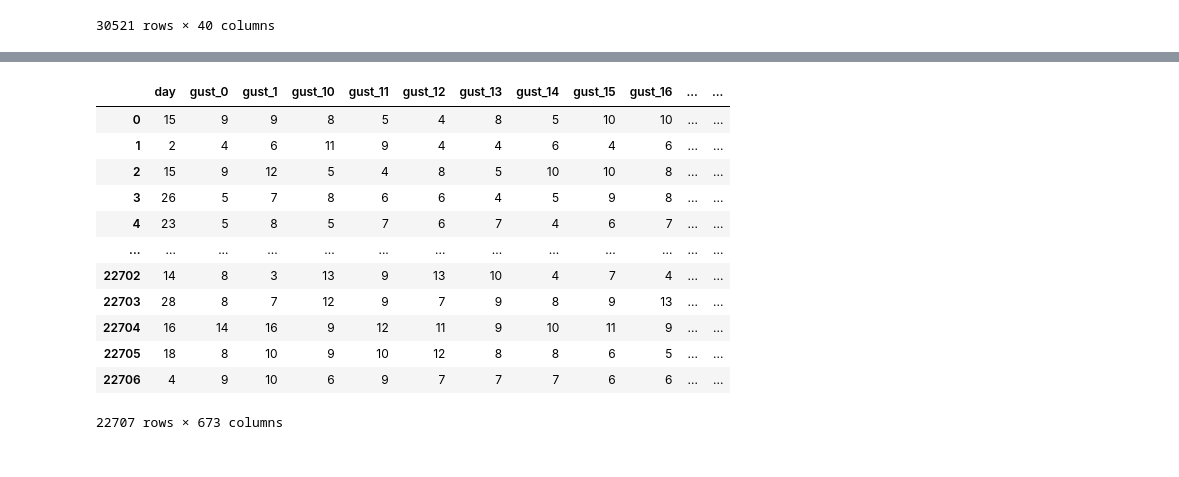
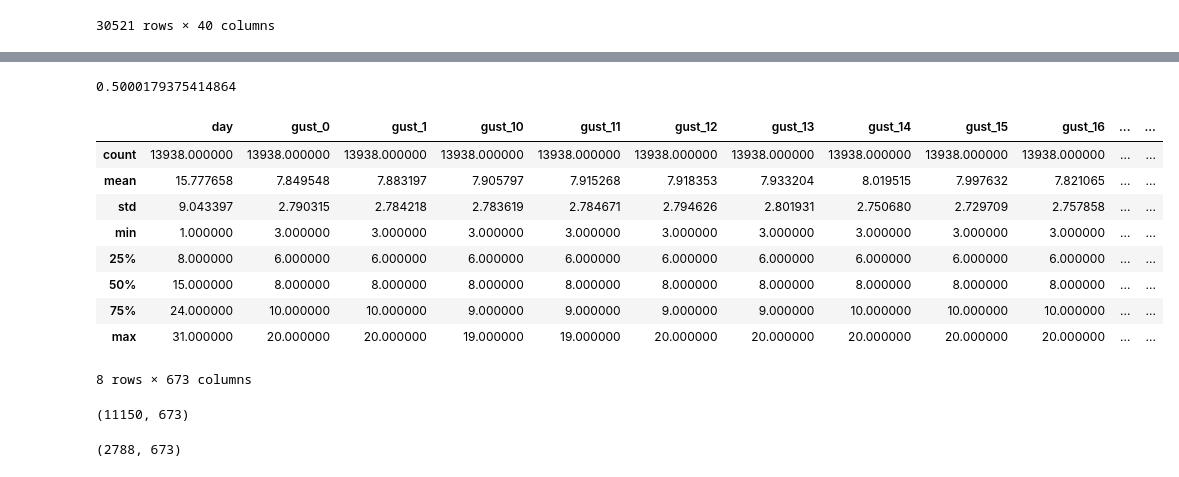
Before and after one commit to tam2511/Fishow-Backend, a Jupyter notebook: spider/utils/day_generator.ipynb, the cells around one changed output, grey strips where cells are left out. Cells and saved outputs as stored; diff of their text form; code cells hidden in the pictures.

Commit message:
train + marking

```diff
--- a/spider/utils/day_generator.ipynb
+++ b/spider/utils/day_generator.ipynb
@@ -314,35 +314,14 @@ def gen_forecast(forecast, time, fish):
         if time in [21, 0, 3]:
             return 1 * forecast
         else:
-            if forecast:
-                if randint(1, 10) <= 5:
-                    return 1
-                return 0
-            return 0
+            return forecast * (randint(1, 10) <= 2)
     else:
         if time in [6, 18]:
-            if not forecast:
-                if randint(1, 10) <= 5:
-                    return 0
-                return 1
-            else:
-                return 1
+            return int(forecast) | (randint(1, 10) <= 2)
         elif time in [9, 12, 15]:
-            if forecast:
-                if randint(1, 10) <= 8:
-                    return 1
-                return 0
-            else:
-                if randint(1, 10) <= 2:
-                    return 1
-                return 0
+            return forecast * (randint(1, 10) <= 8)
         else:
-            if forecast:
-                if randint(1, 10) <= 5:
-                    return 1
-                return 0
-            else:
-                return 0
+            return forecast * (randint(1, 10) <= 2)
 # %%
 gen = DayGenerator(dt)
 # %%
@@ -395,29 +374,42 @@ train_dt.describe()
 8 rows × 674 columns
+# %%
+f1 = train_dt[train_dt['forecast'] == 1]
+f0 = train_dt[train_dt['forecast'] == 0].sample(len(f1))
+train_dt = pd.concat([f0, f1])
 # %%
-train_dt = train_dt.sample(frac=1).reset_index(drop=True)
+train_dt = train_dt.sample(frac=1.0).reset_index(drop=True)
 # %%
 y = train_dt['forecast']
 del train_dt['forecast']
+# %%
+y.std()
+# %% [output]
+0.5000179375414864
 # %%
-train_dt
+train_dt.describe()
 # %% [output]
 |  | day | gust_0 | gust_1 | gust_10 | gust_11 | gust_12 | gust_13 | gust_14 | gust_15 | gust_16 | ... | ... |
-| 0 | 15 | 9 | 9 | 8 | 5 | 4 | 8 | 5 | 10 | 10 | ... | ... |
-| 1 | 2 | 4 | 6 | 11 | 9 | 4 | 4 | 6 | 4 | 6 | ... | ... |
-| 2 | 15 | 9 | 12 | 5 | 4 | 8 | 5 | 10 | 10 | 8 | ... | ... |
-| 3 | 26 | 5 | 7 | 8 | 6 | 6 | 4 | 5 | 9 | 8 | ... | ... |
-| 4 | 23 | 5 | 8 | 5 | 7 | 6 | 7 | 4 | 6 | 7 | ... | ... |
-| ... | ... | ... | ... | ... | ... | ... | ... | ... | ... | ... | ... | ... |
-| 22702 | 14 | 8 | 3 | 13 | 9 | 13 | 10 | 4 | 7 | 4 | ... | ... |
-| 22703 | 28 | 8 | 7 | 12 | 9 | 7 | 9 | 8 | 9 | 13 | ... | ... |
-| 22704 | 16 | 14 | 16 | 9 | 12 | 11 | 9 | 10 | 11 | 9 | ... | ... |
-| 22705 | 18 | 8 | 10 | 9 | 10 | 12 | 8 | 8 | 6 | 5 | ... | ... |
-| 22706 | 4 | 9 | 10 | 6 | 9 | 7 | 7 | 7 | 6 | 6 | ... | ... |
+| count | 13938.000000 | 13938.000000 | 13938.000000 | 13938.000000 | 13938.000000 | 13938.000000 | 13938.000000 | 13938.000000 | 13938.000000 | 13938.000000 | ... | ... |
+| mean | 15.777658 | 7.849548 | 7.883197 | 7.905797 | 7.915268 | 7.918353 | 7.933204 | 8.019515 | 7.997632 | 7.821065 | ... | ... |
+| std | 9.043397 | 2.790315 | 2.784218 | 2.783619 | 2.784671 | 2.794626 | 2.801931 | 2.750680 | 2.729709 | 2.757858 | ... | ... |
+| min | 1.000000 | 3.000000 | 3.000000 | 3.000000 | 3.000000 | 3.000000 | 3.000000 | 3.000000 | 3.000000 | 3.000000 | ... | ... |
+| 25% | 8.000000 | 6.000000 | 6.000000 | 6.000000 | 6.000000 | 6.000000 | 6.000000 | 6.000000 | 6.000000 | 6.000000 | ... | ... |
+| 50% | 15.000000 | 8.000000 | 8.000000 | 8.000000 | 8.000000 | 8.000000 | 8.000000 | 8.000000 | 8.000000 | 8.000000 | ... | ... |
+| 75% | 24.000000 | 10.000000 | 10.000000 | 9.000000 | 9.000000 | 9.000000 | 9.000000 | 10.000000 | 10.000000 | 10.000000 | ... | ... |
+| max | 31.000000 | 20.000000 | 20.000000 | 19.000000 | 19.000000 | 20.000000 | 20.000000 | 20.000000 | 20.000000 | 20.000000 | ... | ... |
-22707 rows × 673 columns
+8 rows × 673 columns
 # %%
 X = train_dt.values
 # %%
 from sklearn.model_selection import train_test_split
 
 X_train,X_test,y_train,y_test = train_test_split(X,y,test_size=0.2)
+# %%
+X_train.shape
+# %% [output]
+(11150, 673)
+# %%
+X_test.shape
+# %% [output]
+(2788, 673)
 # %%
```
Also changed, not shown: parts of 8 cells of this notebook, 1 other file.
